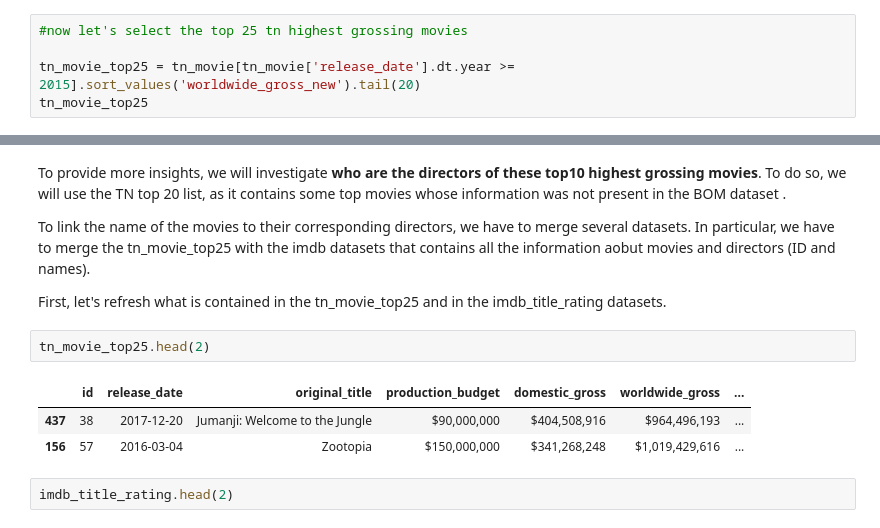
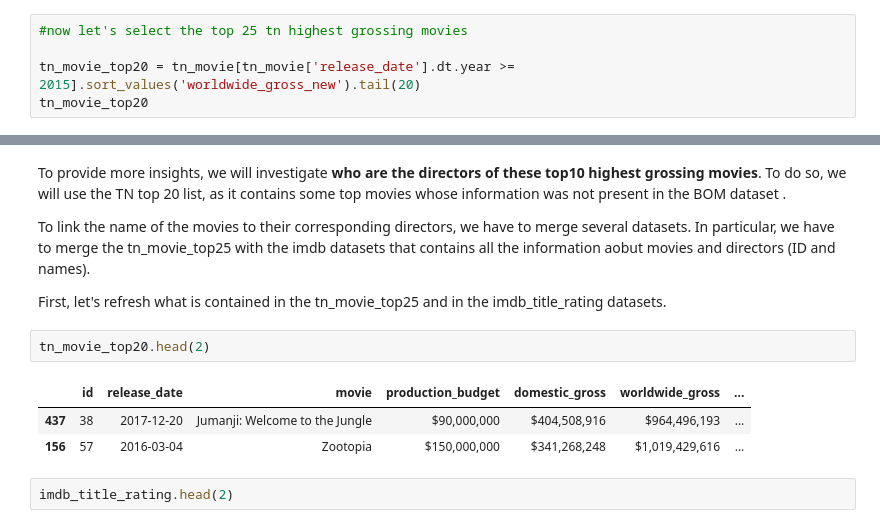
Before and after one commit to arecai/ari_first_attem, a Jupyter notebook: dsc-phase1-project-template.ipynb, the cells around one changed output, grey strips where cells are left out. Saved outputs shown, nothing was run; the diff lists cells and outputs as text.

```diff
--- a/dsc-phase1-project-template.ipynb
+++ b/dsc-phase1-project-template.ipynb
@@ -1002,8 +1010,8 @@ tn_movie['release_date']=pd.to_datetime(tn_movie['release_date'])
 # %%
 #now let's select the top 25 tn highest grossing movies
 
-tn_movie_top25 = tn_movie[tn_movie['release_date'].dt.year >= 2015].sort_values('worldwide_gross_new').tail(20)
-tn_movie_top25
+tn_movie_top20 = tn_movie[tn_movie['release_date'].dt.year >= 2015].sort_values('worldwide_gross_new').tail(20)
+tn_movie_top20
 # %% [output]
 |  | id | release_date | movie | production_budget | domestic_gross | worldwide_gross | ... |
 | 437 | 38 | 2017-12-20 | Jumanji: Welcome to the Jungle | $90,000,000 | $404,508,916 | $964,496,193 | ... |
@@ -1096,9 +1107,9 @@ To link the name of the movies to their corresponding directors, we have to merg
 
 First, let's refresh what is contained in the tn_movie_top25 and in the imdb_title_rating datasets.
 # %%
-tn_movie_top25.head(2)
+tn_movie_top20.head(2)
 # %% [output]
-|  | id | release_date | original_title | production_budget | domestic_gross | worldwide_gross | ... |
+|  | id | release_date | movie | production_budget | domestic_gross | worldwide_gross | ... |
 | 437 | 38 | 2017-12-20 | Jumanji: Welcome to the Jungle | $90,000,000 | $404,508,916 | $964,496,193 | ... |
 | 156 | 57 | 2016-03-04 | Zootopia | $150,000,000 | $341,268,248 | $1,019,429,616 | ... |
 # %%
```
Also changed, not shown: parts of 30 cells of this notebook, 13 other files.
